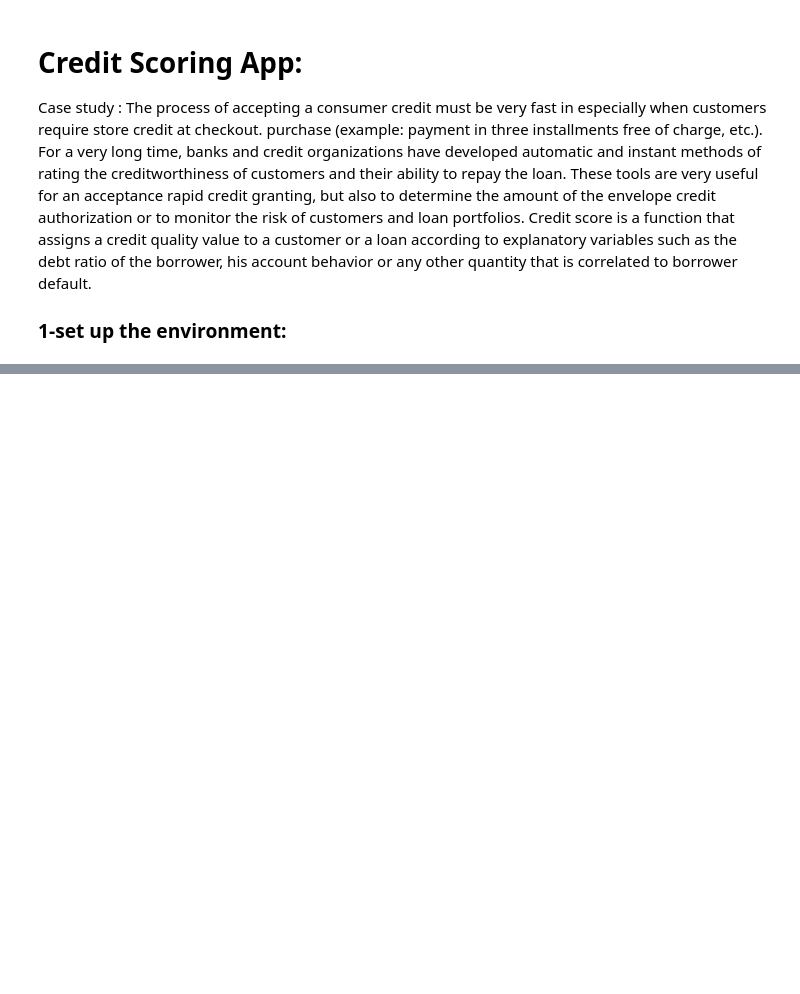
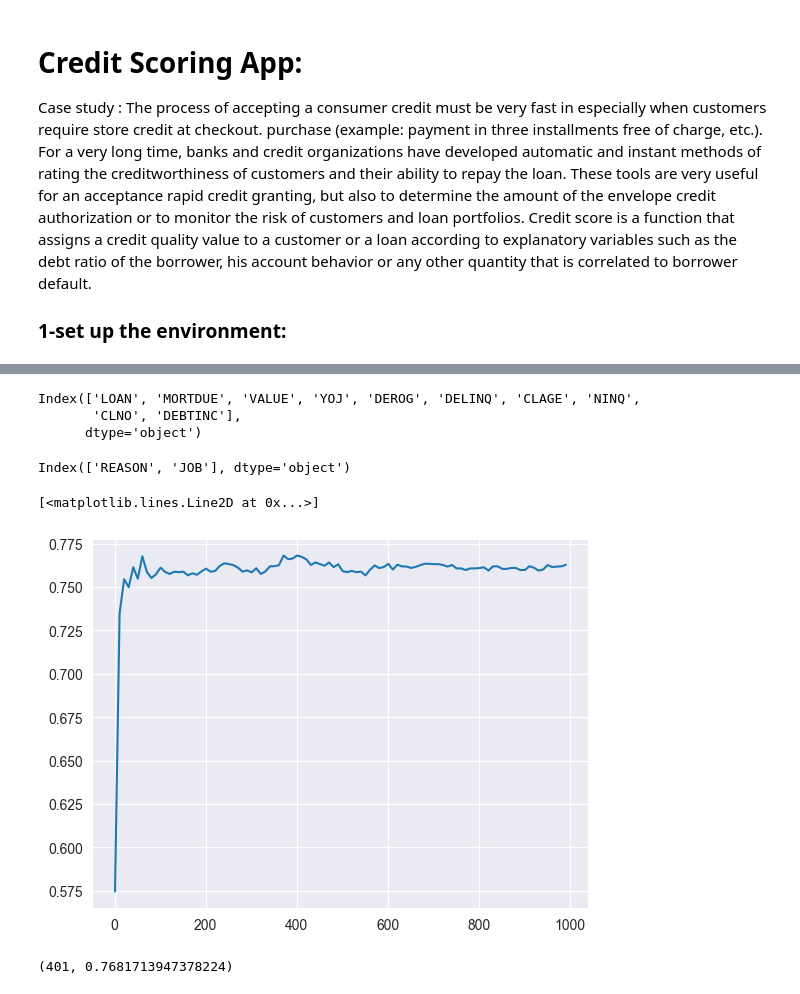
Before and after one commit to ouhammmourachid/ML, a Jupyter notebook: credit-scoring-app.ipynb, the cells around one changed output, grey strips where cells are left out. Saved outputs shown, nothing was run; the diff lists cells and outputs as text; code cells hidden in the pictures; blank space fills up the shorter version.

```diff
--- a/credit-scoring-app.ipynb
+++ b/credit-scoring-app.ipynb
@@ -27,0 +241,4 @@ print("set up completed")
+# %%
+X = df.drop('BAD',axis=1)
+y = df.BAD
+x_train, x_test, y_train, y_test = train_test_split(X, y, test_size=0.33)
@@ -27,0 +265,58 @@ print("set up completed")
+# %%
+numerical_cols = X.select_dtypes(['float','int']).columns
+categorical_cols = X.select_dtypes(['object']).columns
+# %%
+numerical_cols
+# %% [output]
+Index(['LOAN', 'MORTDUE', 'VALUE', 'YOJ', 'DEROG', 'DELINQ', 'CLAGE', 'NINQ',
+       'CLNO', 'DEBTINC'],
+      dtype='object')
+# %%
+categorical_cols
+# %% [output]
+Index(['REASON', 'JOB'], dtype='object')
+# %%
+# Preprocessing for numerical data.
+numerical_transformer = SimpleImputer(strategy="median")
+
+# Preprocessing for categorical data.
+categorical_transformer = Pipeline(
+    steps=[
+        ('impute',SimpleImputer(strategy="most_frequent")),
+        ('one_hot_encoding',OneHotEncoder(handle_unknown='ignore',))
+    ]
+)
+
+#Bundle preprocessing for numerical and categorical data.
+preprocessing = ColumnTransformer(
+    transformers=[
+        ('numerical', numerical_transformer, numerical_cols),
+        ('categorical', categorical_transformer, categorical_cols)
+    ]
+)
+# %%
+best_n_estimators = None
+scores = list()
+best_score = 0
+for i in notebook.tqdm(range(1,1000,10)):
+    model = RandomForestClassifier(n_estimators=i,random_state=0)
+    my_pipe_line = Pipeline(
+        steps=[
+            ('preprocessing', preprocessing),
+            ('model', model)
+        ]
+    )
+    score = cross_val_score(my_pipe_line, x_train, y_train, cv=5, scoring='f1').mean()
+    scores.append(score)
+    if score >= best_score:
+        best_score = score
+        best_n_estimators = i
+# %%
+plt.plot(np.arange(1,1000,10),scores)
+# %% [output]
+[<matplotlib.lines.Line2D at 0x...>]
+[figure, added]
+# %%
+best_n_estimators,best_score
+# %% [output]
+(401, 0.7681713947378224)
```
Also changed, not shown: parts of 35 cells of this notebook.
